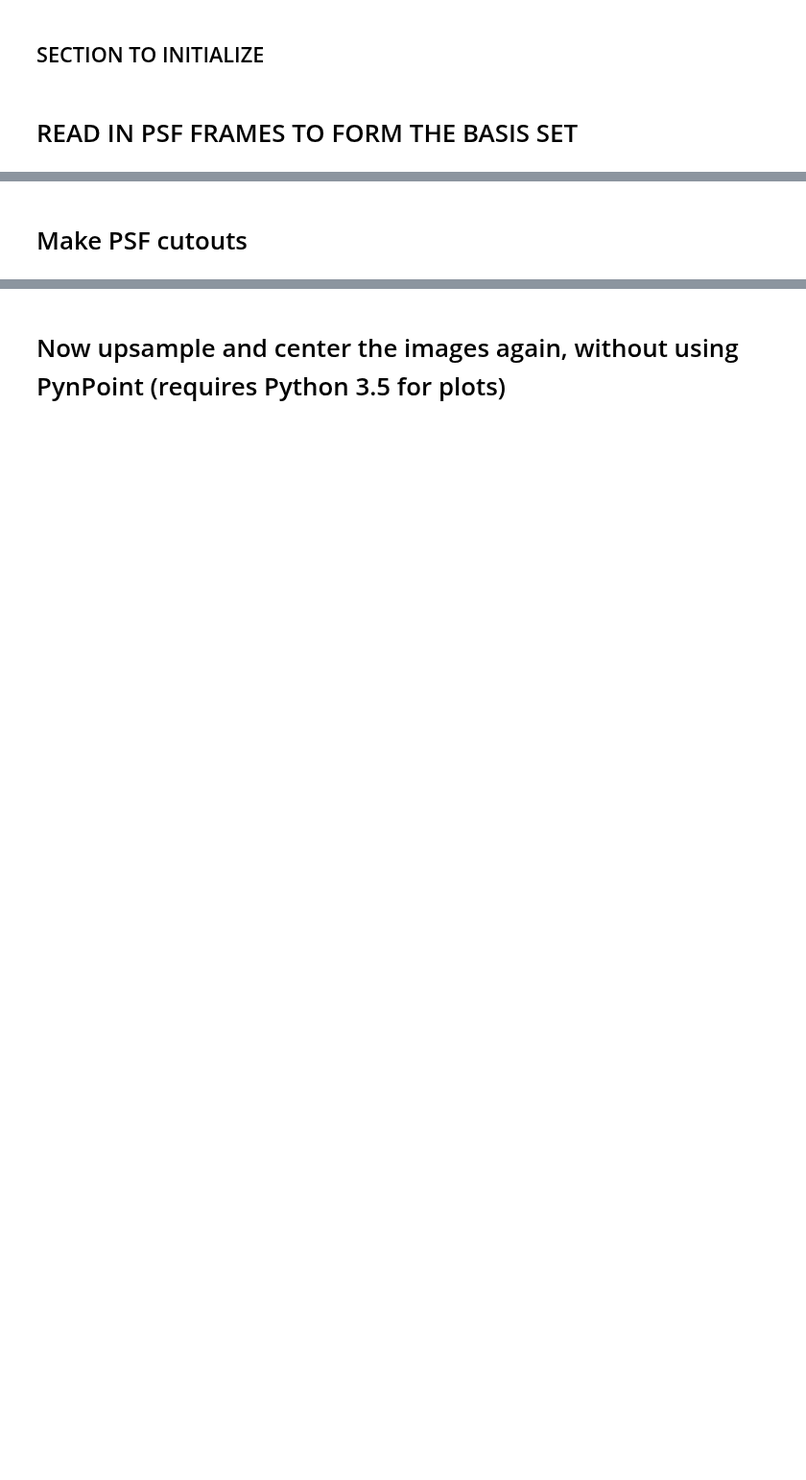
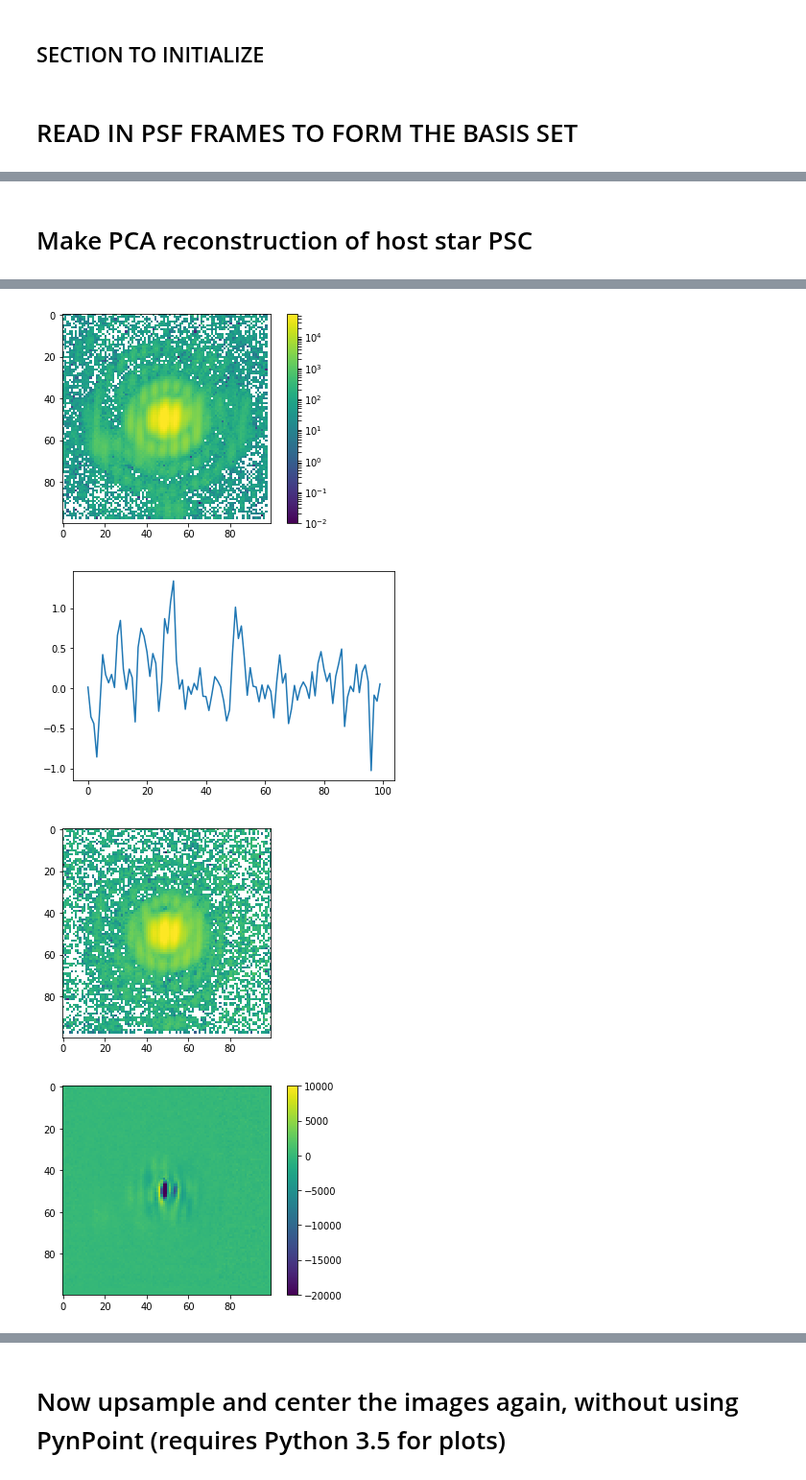
Before and after one commit to mwanakijiji/lbti_altair_fizeau, a Jupyter notebook: inject_fake_planets_test1.ipynb, the cells around one changed output, grey strips where cells are left out. Shown at 96% size. Drawn from its saved outputs; the diff is of its cells as text; code cells hidden in the pictures; blank space fills up the shorter version.

```diff
--- a/inject_fake_planets_test1.ipynb
+++ b/inject_fake_planets_test1.ipynb
@@ -239,2 +214,2 @@ Reading in lm_180507_007154_nPCA164.fits
-# %% [markdown]
-# Make PSF cutouts
+# %% [markdown]
+# Make PCA reconstruction of host star PSC
@@ -240,0 +267,35 @@ Reading in lm_180507_007154_nPCA164.fits
+# %%
+# retrieve the PCA basis
+cube_string = stem_place + 'pca_input_reference_cube.fits'
+pca_basis_cube, header = fits.getdata(cube_string,0,header=True)
+
+for framenum in range(9000,9001):
+
+    # retrieve science image
+    sci_filename = stem_retrieve + 'lm_180507_'+str("{:0>6d}".format(framenum))+'_nPCA164.fits'
+    sciImg, header = fits.getdata(sci_filename,0,header=True)
+
+    # define the mask
+    mask_weird = np.ones(np.shape(sciImg))
+    mask_weird[sciImg > 35000] = np.nan
+
+    # do the PCA fit
+    test = fit_pca_star(pca_basis_cube, sciImg, mask_weird, n_PCA=100)
+
+    plt.imshow(sciImg, norm=LogNorm(vmin=0.01, vmax=55000))
+    plt.colorbar()
+    plt.show()
+
+    plt.plot(test['pca_vector'])
+    plt.show()
+
+    plt.imshow(test['recon_2d'], norm=LogNorm(vmin=0.01, vmax=55000))
+    plt.show()
+
+    plt.imshow(np.subtract(sciImg,test['recon_2d']), vmin=-20000, vmax=10000)
+    plt.colorbar()
+    plt.show()
+
+    plt.imshow(mask_weird)
+    plt.show()
+# %% [output]
@@ -240,0 +303,4 @@ Reading in lm_180507_007154_nPCA164.fits
+[figure, added]
+[figure, added]
+[figure, added]
+[figure, added]
```
Also changed, not shown: parts of 20 cells of this notebook, 1 other file.
